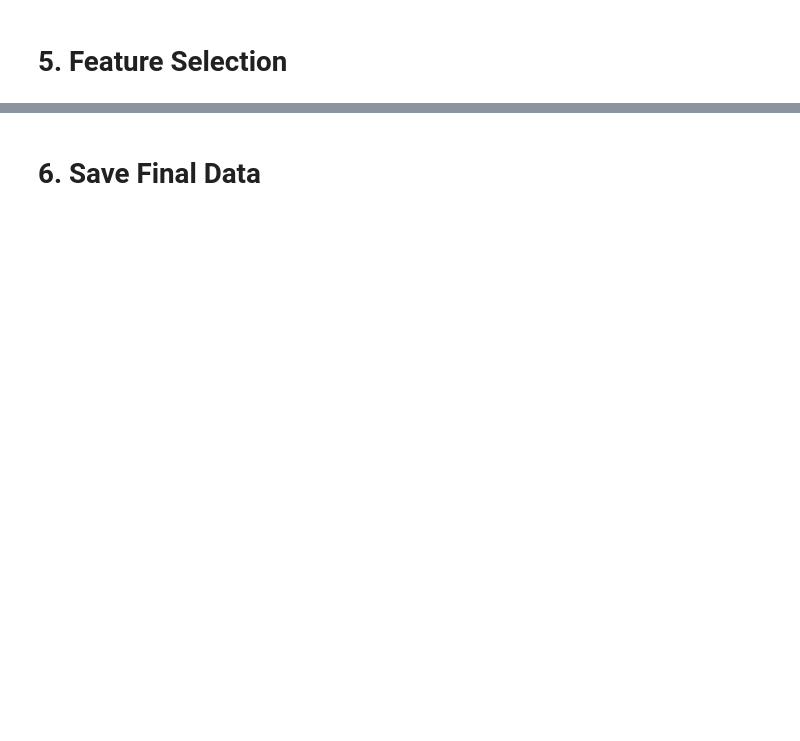
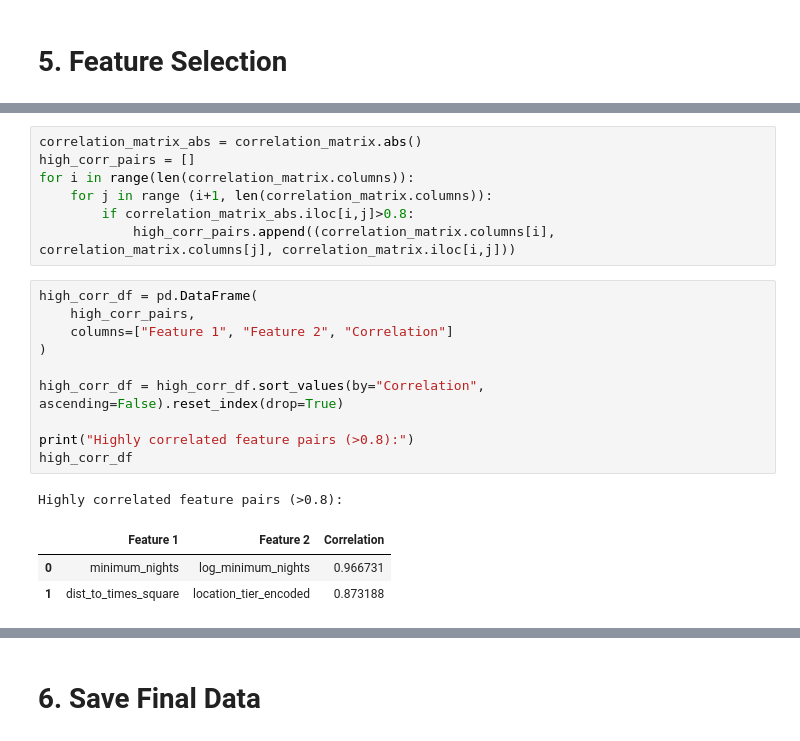
Before and after one commit to MTSU-DATA4950-Capstone-Spring2026/Team7-R1_AirbnbPricing, a Jupyter notebook: notebooks/Team07_03_feature_engineering.ipynb, the cells around one changed output, grey strips where cells are left out. Saved outputs shown, nothing was run; the diff lists cells and outputs as text; blank space fills up the shorter version.

```diff
--- a/notebooks/Team07_03_feature_engineering.ipynb
+++ b/notebooks/Team07_03_feature_engineering.ipynb
@@ -532,0 +734,22 @@ The `neighbourhood` column has a lot of unique values, which is why there's a si
+# %%
+correlation_matrix_abs = correlation_matrix.abs()
+high_corr_pairs = []
+for i in range(len(correlation_matrix.columns)):
+    for j in range (i+1, len(correlation_matrix.columns)):
+        if correlation_matrix_abs.iloc[i,j]>0.8:
+            high_corr_pairs.append((correlation_matrix.columns[i], correlation_matrix.columns[j], correlation_matrix.iloc[i,j]))
+# %%
+high_corr_df = pd.DataFrame(
+    high_corr_pairs,
+    columns=["Feature 1", "Feature 2", "Correlation"]
+)
+
+high_corr_df = high_corr_df.sort_values(by="Correlation", ascending=False).reset_index(drop=True)
+
+print("Highly correlated feature pairs (>0.8):")
+high_corr_df
+# %% [output]
+Highly correlated feature pairs (>0.8):
+|  | Feature 1 | Feature 2 | Correlation |
+| 0 | minimum_nights | log_minimum_nights | 0.966731 |
+| 1 | dist_to_times_square | location_tier_encoded | 0.873188 |
```
Also changed, not shown: parts of 17 cells of this notebook, 10 other files.
